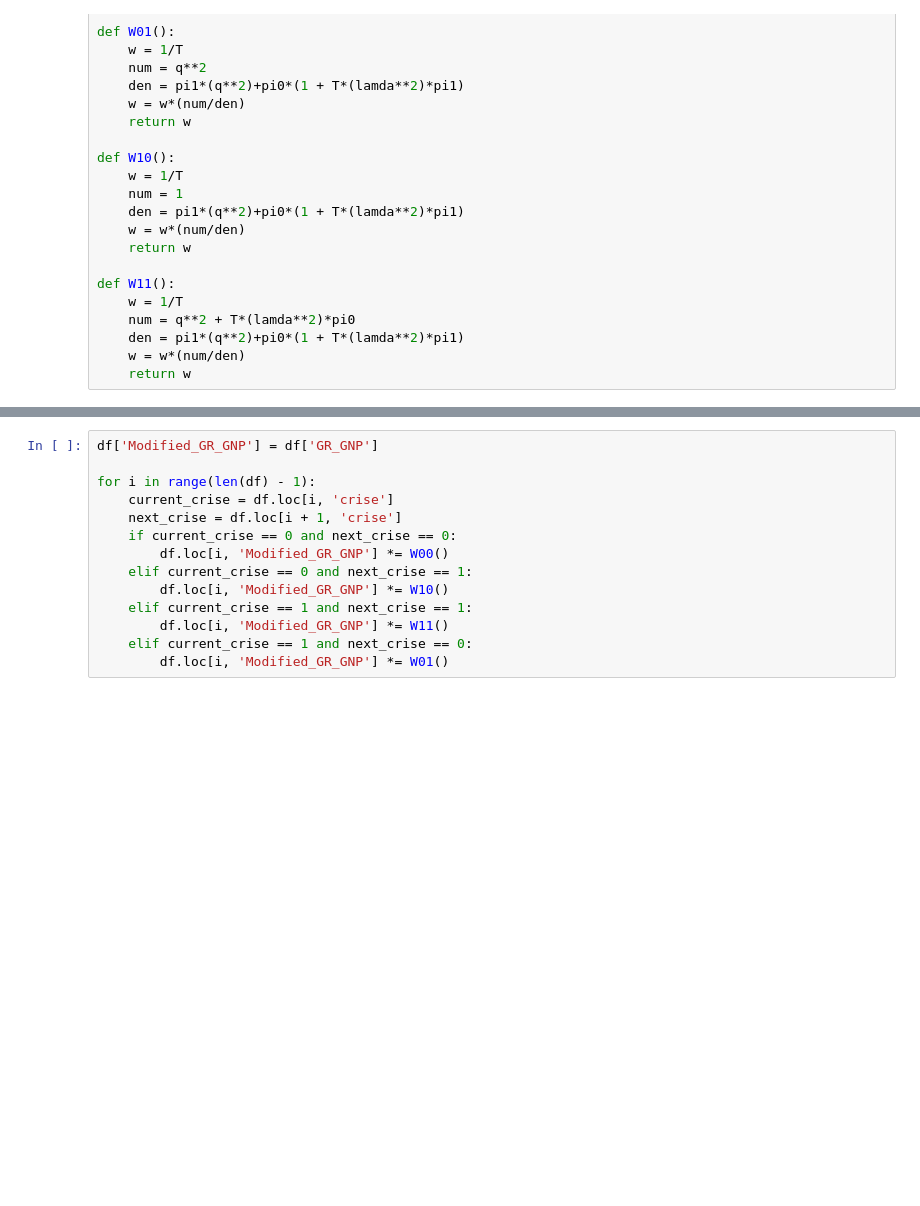
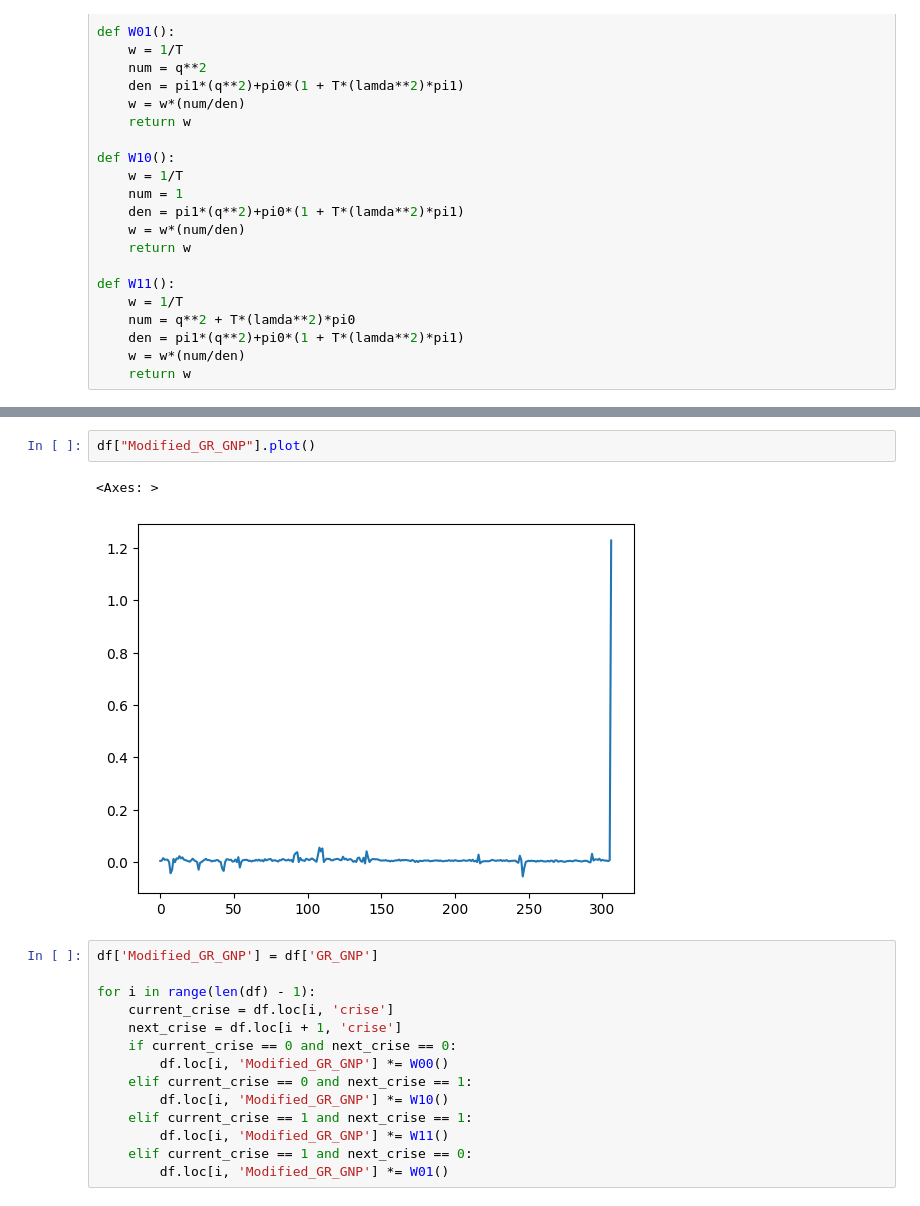
Before and after one commit to AxelFritz2/Optimal-Forecasts-from-Markov-Switching-Models, a Jupyter notebook: OptWeigths.ipynb, the cells around one changed output, grey strips where cells are left out. Drawn from its saved outputs; the diff is of its cells as text; blank space fills up the shorter version.

```diff
--- a/OptWeigths.ipynb
+++ b/OptWeigths.ipynb
@@ -66,3 +82,8 @@ def W11():
+# %%
+df["Modified_GR_GNP"].plot()
+# %% [output]
+<Axes: >
+[figure, added]
 # %%
 df['Modified_GR_GNP'] = df['GR_GNP']
 
```
Also changed, not shown: parts of 9 cells of this notebook, 6 other files.
